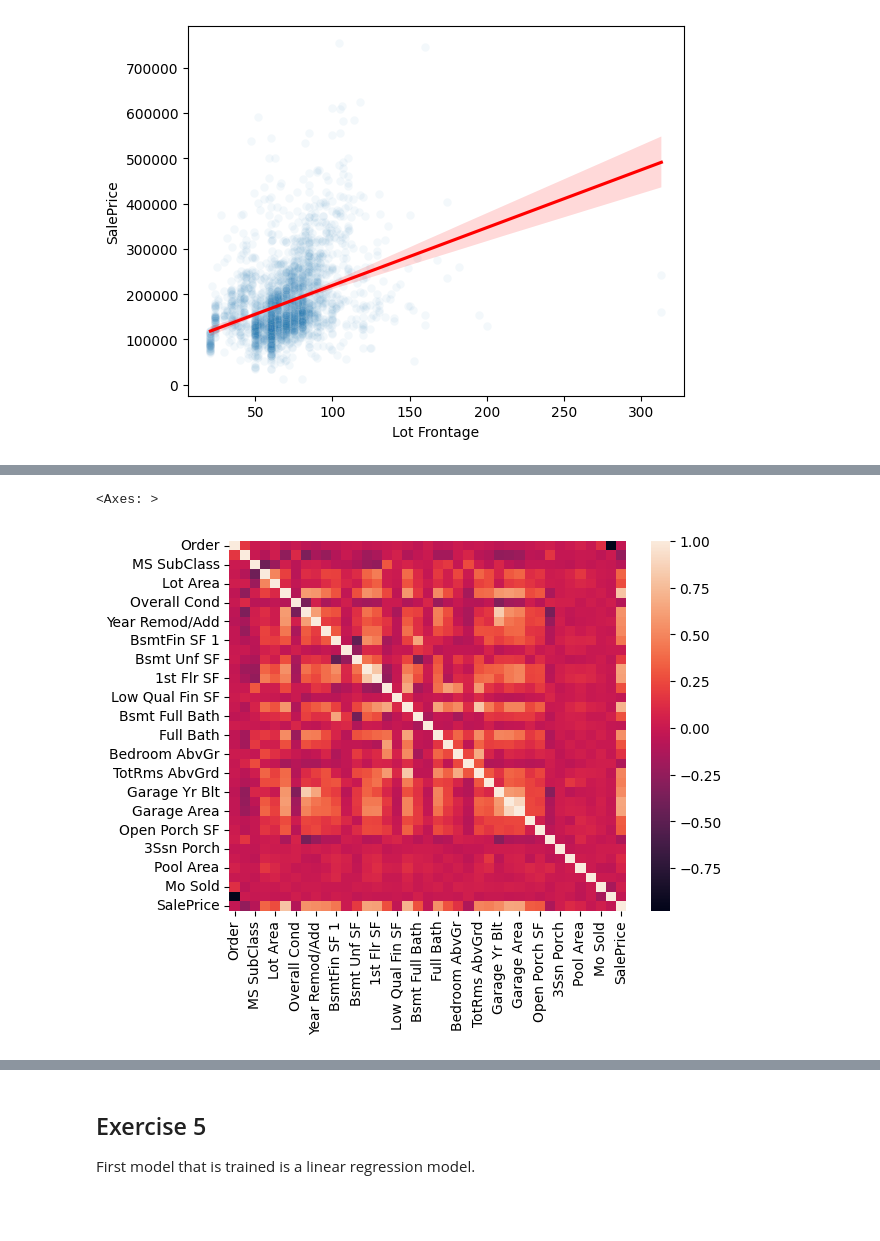
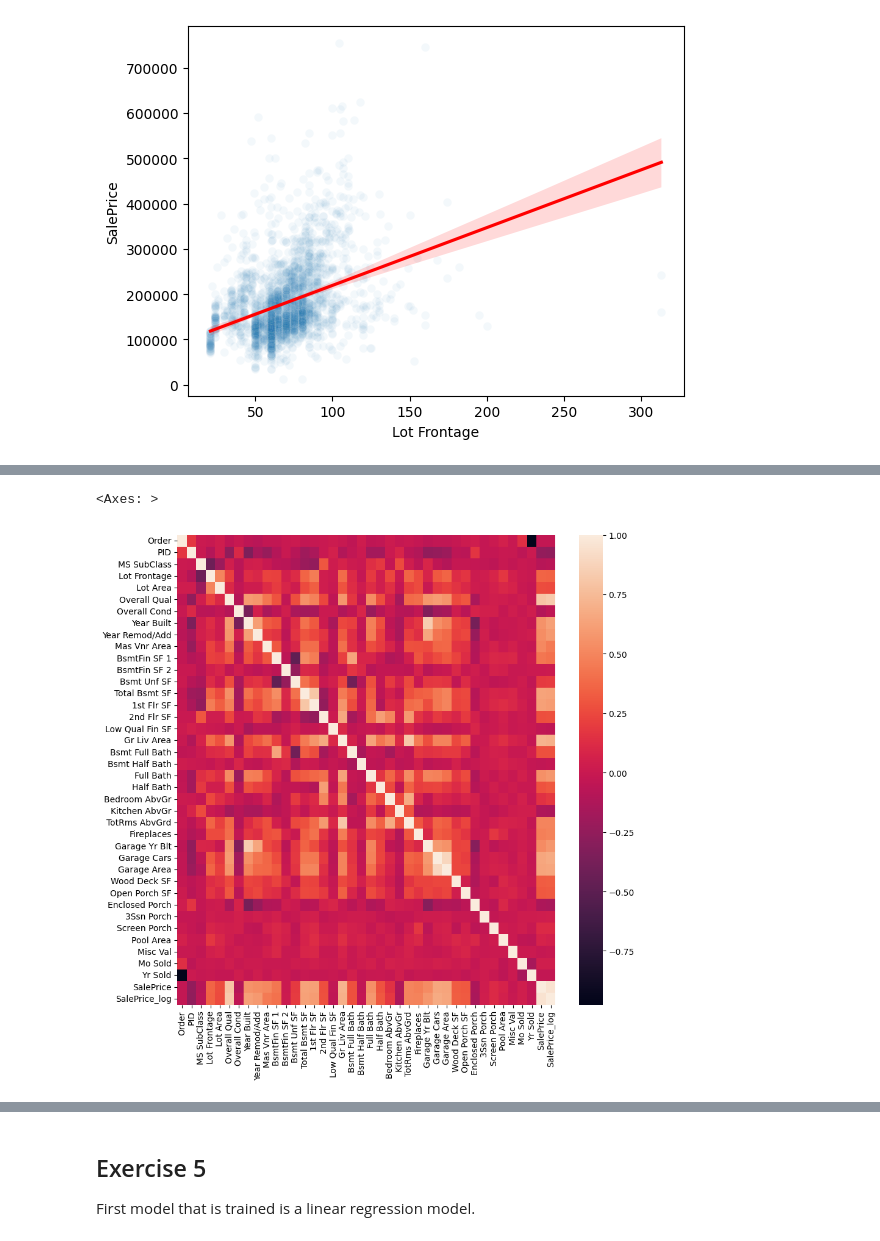
Before and after one commit to mmhverheijden/jads-discover-projects, a Jupyter notebook: ames-housing/exploratory_analysis.ipynb, the cells around one changed output, grey strips where cells are left out. Cells and saved outputs as stored; diff of their text form; code cells hidden in the pictures; blank space fills up the shorter version.

```diff
--- a/ames-housing/exploratory_analysis.ipynb
+++ b/ames-housing/exploratory_analysis.ipynb
@@ -58,6 +60,8 @@ nans_count: dict[str, int] = {}
 for col in df.columns:
     # total rows - counted rows (since NaNs are not existing values)
     nans_count[col] = len(df) - df[col].count()
+# %%
+df["SalePrice_log"] = np.log(df[Y])
 # %%
 # below are 2 descriptive summaries about the categorical and numeric data
 numeric_df = df.select_dtypes("number")
@@ -320,5 +300,6 @@ corr_table
-# %%
-sns.heatmap(corr_table)
-# %% [output]
-<Axes: >
-[figure, removed]
+# %%
+plt.figure(figsize=(10, 10))
+sns.heatmap(corr_table)
+# %% [output]
+<Axes: >
+[figure, added]
```
Also changed, not shown: parts of 23 cells of this notebook.
